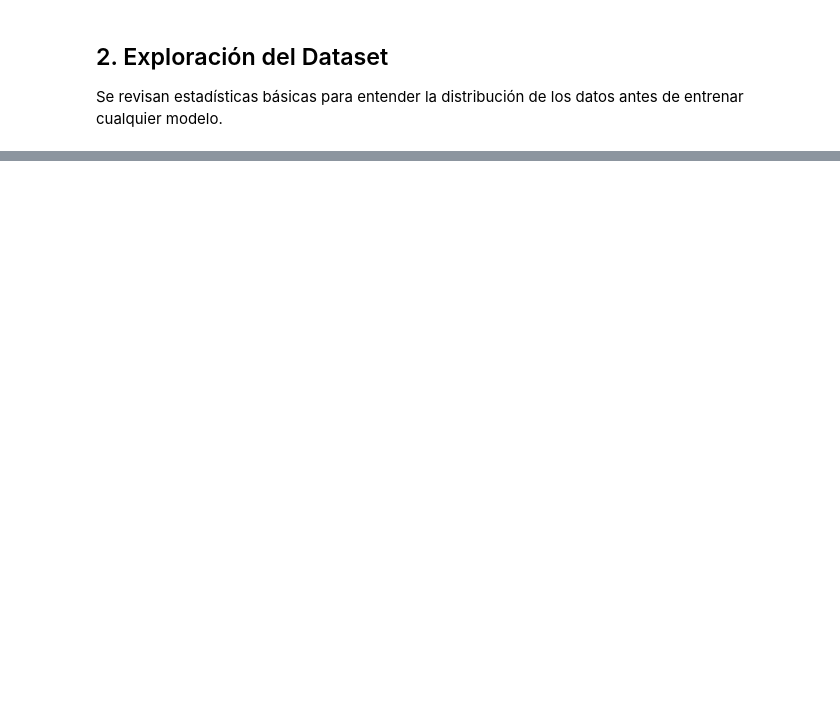
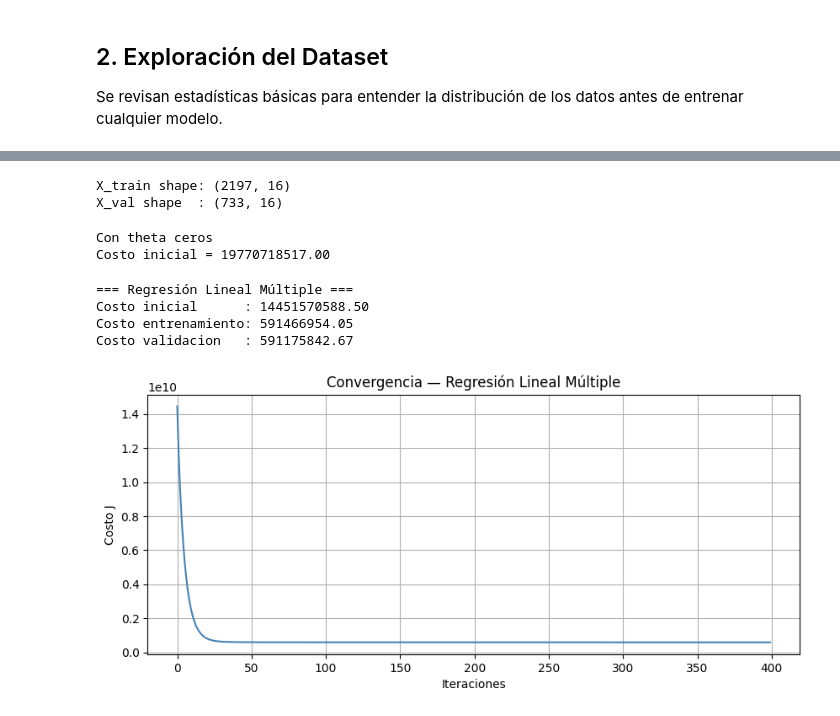
Before and after one commit to AAsoto10/Inteligencia-Artificial-, a Jupyter notebook: parcial_ml/01_ames_housing/ejercicio1.ipynb, the cells around one changed output, grey strips where cells are left out. Saved outputs shown, nothing was run; the diff lists cells and outputs as text; code cells hidden in the pictures; blank space fills up the shorter version.

```diff
--- a/parcial_ml/01_ames_housing/ejercicio1.ipynb
+++ b/parcial_ml/01_ames_housing/ejercicio1.ipynb
@@ -109,0 +185,64 @@ NameError: name 'data' is not defined
+# %%
+# Agregar columna de unos a entrenamiento y validacion
+X_entre = np.concatenate([np.ones((m_entre, 1)), X_entre_norm], axis=1)
+X_vali   = np.concatenate([np.ones((m_vali,   1)), X_vali_norm],   axis=1)
+
+print(f'X_train shape: {X_entre.shape}')
+print(f'X_val shape  : {X_vali.shape}')
+# %% [output]
+X_train shape: (2197, 16)
+X_val shape  : (733, 16)
+# %%
+def computeCostMulti(X, y, theta):
+    m = y.shape[0]
+    J = (1 / (2 * m)) * np.sum(np.square(np.dot(X, theta) - y))
+    return J
+
+# Costo inicial con theta ceros
+theta = np.zeros(X_entre.shape[1])
+J     = computeCostMulti(X_entre, y_entre, theta)
+print('Con theta ceros')
+print('Costo inicial = %.2f' % J)
+# %% [output]
+Con theta ceros
+Costo inicial = 19770718517.00
+# %%
+def gradientDescentMulti(X, y, theta, alpha, num_iters):
+    m     = y.shape[0]
+    theta = theta.copy()
+    J_history = []
+
+    for i in range(num_iters):
+        theta = theta - (alpha / m) * (np.dot(X, theta) - y).dot(X)
+        J_history.append(computeCostMulti(X, y, theta))
+
+    return theta, J_history
+# %%
+alpha     = 0.1
+num_iters = 400
+theta     = np.zeros(X_entre.shape[1])
+
+theta, J_history = gradientDescentMulti(X_entre, y_entre, theta, alpha, num_iters)
+
+J_train = computeCostMulti(X_entre, y_entre, theta)
+J_val   = computeCostMulti(X_vali,   y_vali,   theta)
+
+print('=== Regresión Lineal Múltiple ===')
+print('Costo inicial      : %.2f' % J_history[0])
+print('Costo entrenamiento: %.2f' % J_train)
+print('Costo validacion   : %.2f' % J_val)
+# %% [output]
+=== Regresión Lineal Múltiple ===
+Costo inicial      : 14451570588.50
+Costo entrenamiento: 591466954.05
+Costo validacion   : 591175842.67
+# %%
+pyplot.figure(figsize=(10, 4))
+pyplot.plot(np.arange(len(J_history)), J_history, color='steelblue')
+pyplot.xlabel('Iteraciones')
+pyplot.ylabel('Costo J')
+pyplot.title('Convergencia — Regresión Lineal Múltiple')
+pyplot.grid(True)
+pyplot.show()
+# %% [output]
+[figure, added]
```
Also changed, not shown: parts of 5 cells of this notebook, 6 other files.
